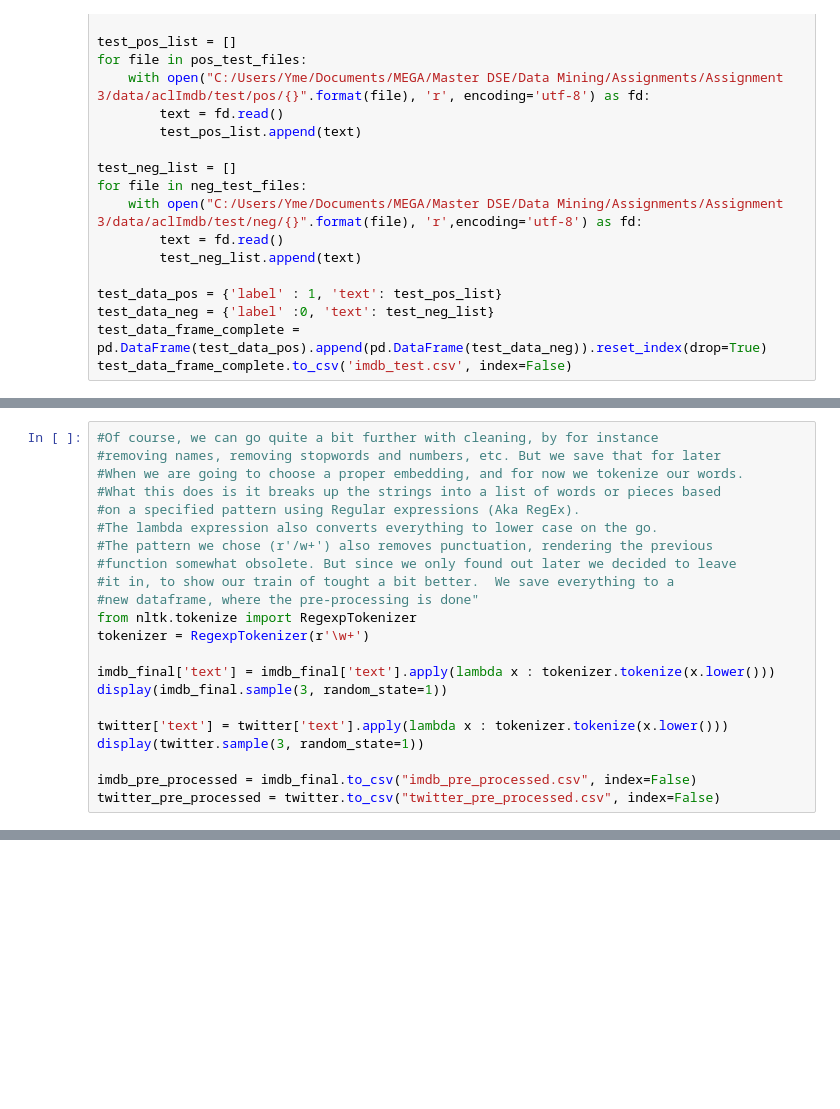
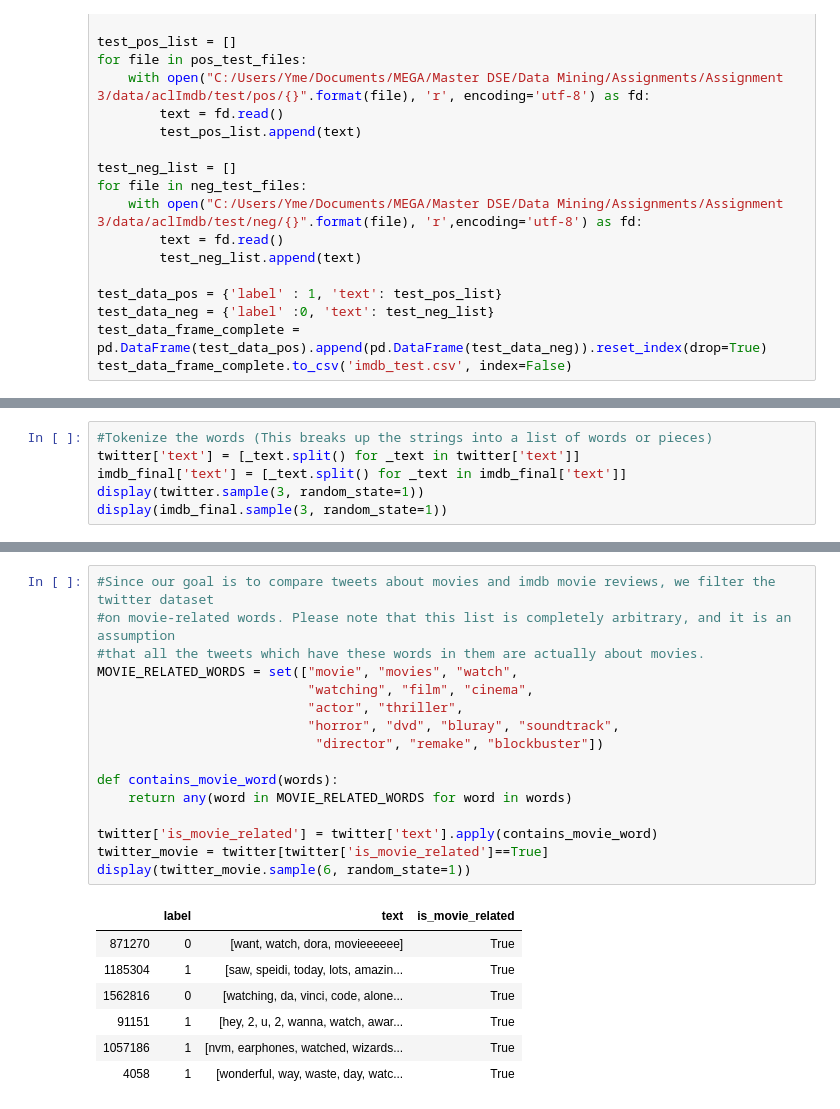
Before and after one commit to Psychotechnopath/Datamining_assignments, a Jupyter notebook: Assignment 3/Assignment 3.ipynb, the cells around one changed output, grey strips where cells are left out. Saved outputs shown, nothing was run; the diff lists cells and outputs as text; blank space fills up the shorter version.

```diff
--- a/Assignment 3/Assignment 3.ipynb
+++ b/Assignment 3/Assignment 3.ipynb
@@ -137,22 +89,0 @@ display(twitter.sample(3, random_state=1))
-# %%
-#Of course, we can go quite a bit further with cleaning, by for instance
-#removing names, removing stopwords and numbers, etc. But we save that for later
-#When we are going to choose a proper embedding, and for now we tokenize our words.
-#What this does is it breaks up the strings into a list of words or pieces based
-#on a specified pattern using Regular expressions (Aka RegEx).
-#The lambda expression also converts everything to lower case on the go.
-#The pattern we chose (r'/w+') also removes punctuation, rendering the previous
-#function somewhat obsolete. But since we only found out later we decided to leave
-#it in, to show our train of tought a bit better.  We save everything to a
-#new dataframe, where the pre-processing is done"
-from nltk.tokenize import RegexpTokenizer
-tokenizer = RegexpTokenizer(r'\w+')
-
-imdb_final['text'] = imdb_final['text'].apply(lambda x : tokenizer.tokenize(x.lower()))
-display(imdb_final.sample(3, random_state=1))
-
-twitter['text'] = twitter['text'].apply(lambda x : tokenizer.tokenize(x.lower()))
-display(twitter.sample(3, random_state=1))
-
-imdb_pre_processed = imdb_final.to_csv("imdb_pre_processed.csv", index=False)
-twitter_pre_processed = twitter.to_csv("twitter_pre_processed.csv", index=False)
@@ -205,0 +125,6 @@ for items in hoi:
+# %%
+#Tokenize the words (This breaks up the strings into a list of words or pieces)
+twitter['text'] = [_text.split() for _text in twitter['text']]
+imdb_final['text'] = [_text.split() for _text in imdb_final['text']]
+display(twitter.sample(3, random_state=1))
+display(imdb_final.sample(3, random_state=1))
@@ -205,0 +140,24 @@ for items in hoi:
+# %%
+#Since our goal is to compare tweets about movies and imdb movie reviews, we filter the twitter dataset
+#on movie-related words. Please note that this list is completely arbitrary, and it is an assumption
+#that all the tweets which have these words in them are actually about movies.
+MOVIE_RELATED_WORDS = set(["movie", "movies", "watch",
+                           "watching", "film", "cinema",
+                           "actor", "thriller",
+                           "horror", "dvd", "bluray", "soundtrack",
+                            "director", "remake", "blockbuster"])
+
+def contains_movie_word(words):
+    return any(word in MOVIE_RELATED_WORDS for word in words)
+
+twitter['is_movie_related'] = twitter['text'].apply(contains_movie_word)
+twitter_movie = twitter[twitter['is_movie_related']==True]
+display(twitter_movie.sample(6, random_state=1))
+# %% [output]
+|  | label | text | is_movie_related |
+| 871270 | 0 | [want, watch, dora, movieeeeee] | True |
+| 1185304 | 1 | [saw, speidi, today, lots, amazin... | True |
+| 1562816 | 0 | [watching, da, vinci, code, alone... | True |
+| 91151 | 1 | [hey, 2, u, 2, wanna, watch, awar... | True |
+| 1057186 | 1 | [nvm, earphones, watched, wizards... | True |
+| 4058 | 1 | [wonderful, way, waste, day, watc... | True |
```
Also changed, not shown: parts of 16 cells of this notebook.
